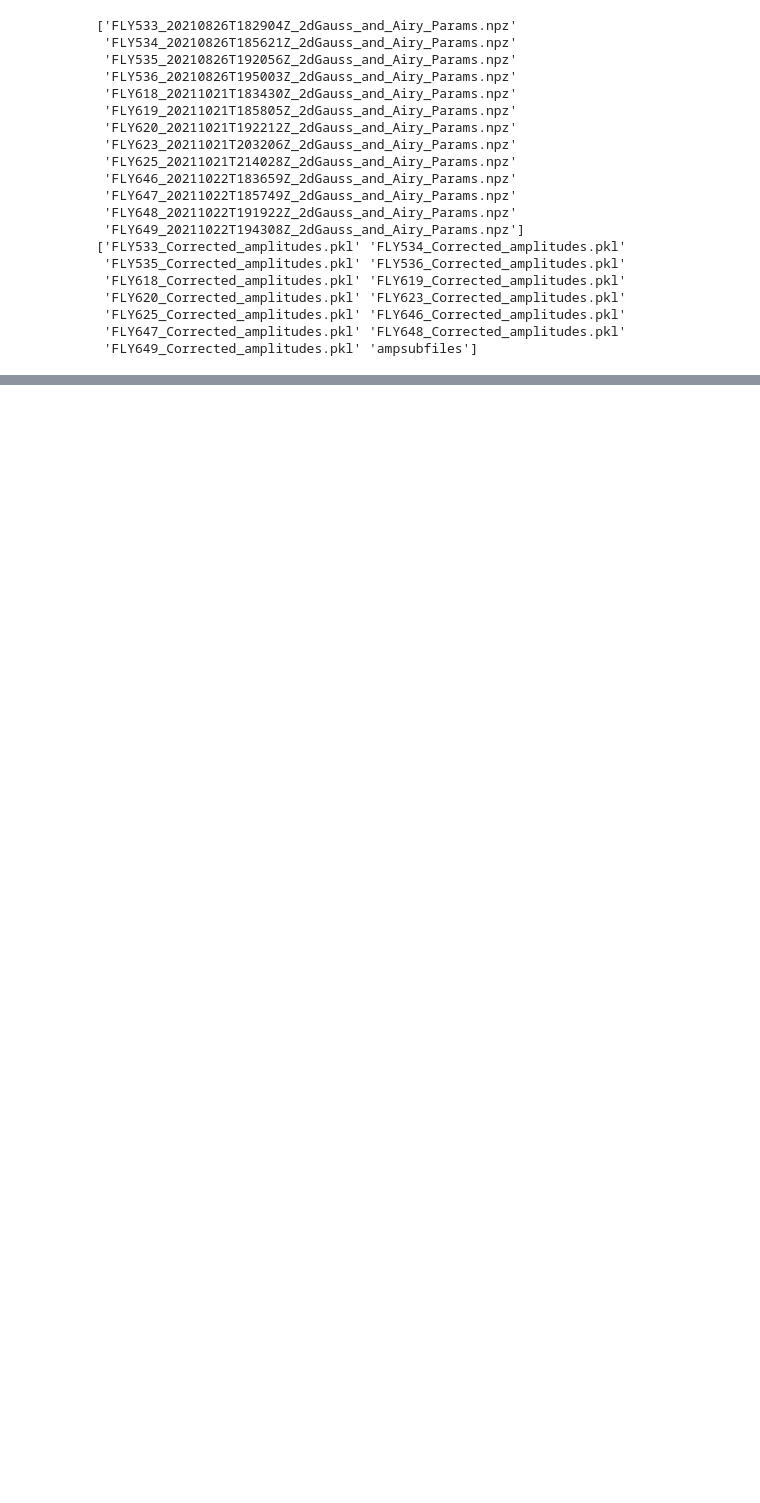
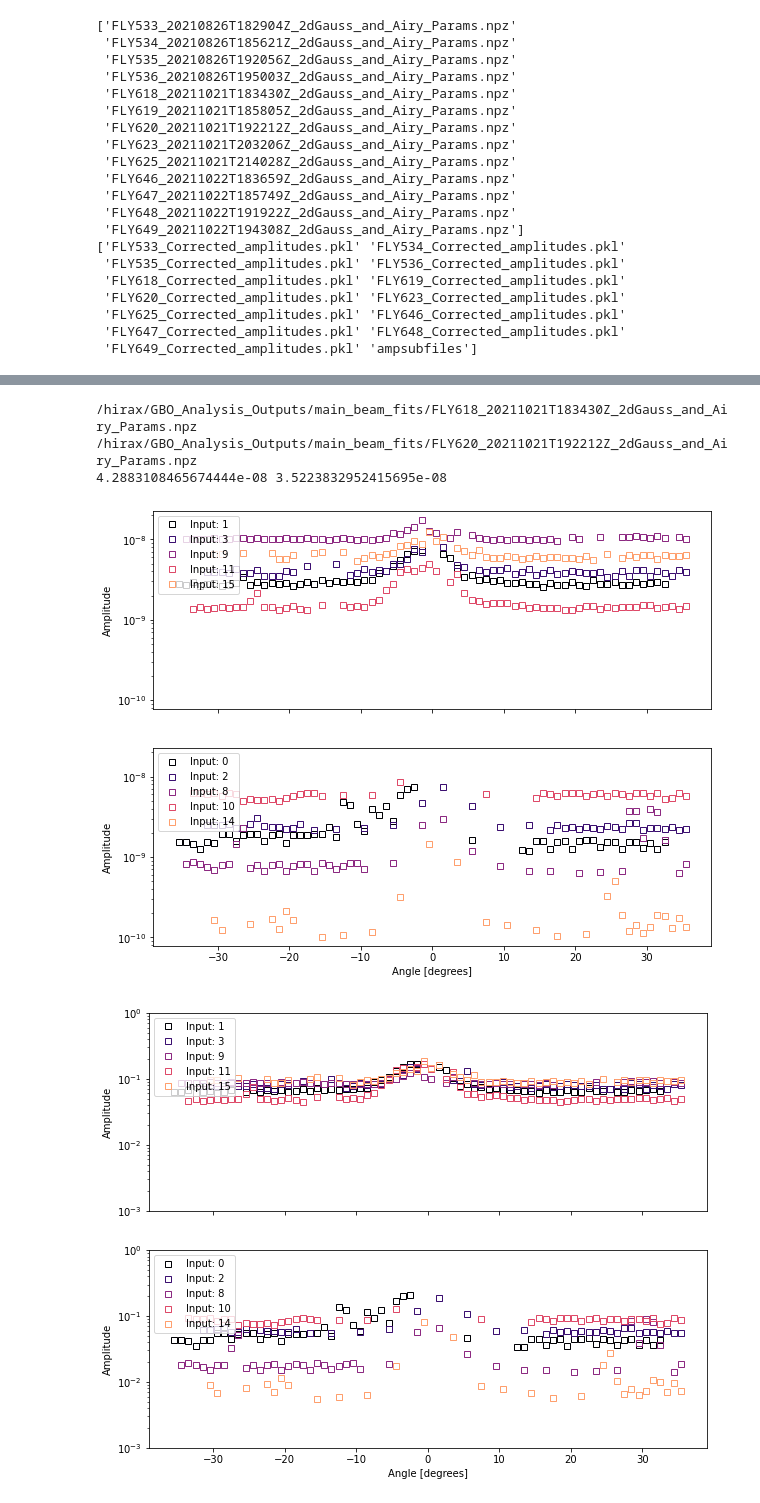
Before and after one commit to WrightLaboratory/newburghlabdrone, a Jupyter notebook: analysis/LBN_Background_Investigation.ipynb, the cells around one changed output, grey strips where cells are left out. Cells and saved outputs as stored; diff of their text form; code cells hidden in the pictures; blank space fills up the shorter version.

```diff
--- a/analysis/LBN_Background_Investigation.ipynb
+++ b/analysis/LBN_Background_Investigation.ipynb
@@ -216,0 +201,67 @@ plt.show()
+# %%
+# Get normalization for N pols (flight 618) and E pols (flight 620)
+
+
+ffile = glob.glob(fitdir+'*618*')[0]
+print(ffile)
+fits = np.load(ffile)
+#for p in range(0,len(pols)):
+GNORM_N = fits['G_popt'][:,:,0]
+
+ffile = glob.glob(fitdir+'*620*')[0]
+print(ffile)
+fits = np.load(ffile)
+#for p in range(0,len(pols)):
+GNORM_E = fits['G_popt'][:,:,0]
+
+print(GNORM_N[N_pols[0],900],GNORM_E[E_pols[0],900])
+# %% [output]
+/hirax/GBO_Analysis_Outputs/main_beam_fits/FLY618_20211021T183430Z_2dGauss_and_Airy_Params.npz
+/hirax/GBO_Analysis_Outputs/main_beam_fits/FLY620_20211021T192212Z_2dGauss_and_Airy_Params.npz
+4.2883108465674444e-08 3.5223832952415695e-08
+# %%
+fig,axs = plt.subplots(2, 1, sharex=True,sharey=True,figsize=(10,8))
+for i,chind in enumerate(N_pols):
+    axs[0].semilogy(np.degrees(Ncobeam_bg.d1_centers_grid[col1,:,chind]),Ncobeam_bg.V_LC_operation[col1,:,0,chind],'s',
+             color=colorz[i],mfc='none')
+    axs[0].semilogy(-1.0*np.degrees(Ncobeam_bg.d1_centers_grid[col2,:,chind]),Ncobeam_bg.V_LC_operation[col2,:,0,chind],'s',
+             color=colorz[i],mfc='none',label='Input: '+str(chind))
+
+for i,chind in enumerate(E_pols):
+    axs[1].semilogy(np.degrees(Ecobeam_bg.d1_centers_grid[col1,:,chind]),Ecobeam_bg.V_LC_operation[col1,:,0,chind],'s',
+             color=colorz[i],mfc='none')
+    axs[1].semilogy(-1.0*np.degrees(Ecobeam_bg.d1_centers_grid[col2,:,chind]),Ecobeam_bg.V_LC_operation[col2,:,0,chind],'s',
+             color=colorz[i],mfc='none',label='Input: '+str(chind))
+
+axs[1].set_xlabel('Angle [degrees]')
+axs[0].set_ylabel('Amplitude')
+axs[1].set_ylabel('Amplitude')
+axs[0].legend(loc='upper left')
+axs[1].legend(loc='upper left')
+#axs[0].set_ylim(1E-3,1)
+plt.show()
+
+
+fig,axs = plt.subplots(2, 1, sharex=True,sharey=True,figsize=(10,8))
+for i,chind in enumerate(N_pols):
+    axs[0].semilogy(np.degrees(Ncobeam_bg.d1_centers_grid[col1,:,chind]),(1./GNORM_N[chind,find])*Ncobeam_bg.V_LC_operation[col1,:,0,chind],'s',
+             color=colorz[i],mfc='none')
+    axs[0].semilogy(-1.0*np.degrees(Ncobeam_bg.d1_centers_grid[col2,:,chind]),(1./GNORM_N[chind,find])*Ncobeam_bg.V_LC_operation[col2,:,0,chind],'s',
+             color=colorz[i],mfc='none',label='Input: '+str(chind))
+
+for i,chind in enumerate(E_pols):
+    axs[1].semilogy(np.degrees(Ecobeam_bg.d1_centers_grid[col1,:,chind]),(1./GNORM_E[chind,find])*Ecobeam_bg.V_LC_operation[col1,:,0,chind],'s',
+             color=colorz[i],mfc='none')
+    axs[1].semilogy(-1.0*np.degrees(Ecobeam_bg.d1_centers_grid[col2,:,chind]),(1./GNORM_E[chind,find])*Ecobeam_bg.V_LC_operation[col2,:,0,chind],'s',
+             color=colorz[i],mfc='none',label='Input: '+str(chind))
+
+axs[1].set_xlabel('Angle [degrees]')
+axs[0].set_ylabel('Amplitude')
+axs[1].set_ylabel('Amplitude')
+axs[0].legend(loc='upper left')
+axs[1].legend(loc='upper left')
+axs[0].set_ylim(1E-3,1)
+plt.show()
+# %% [output]
+[figure, added]
+[figure, added]
```
Also changed, not shown: parts of 22 cells of this notebook.
